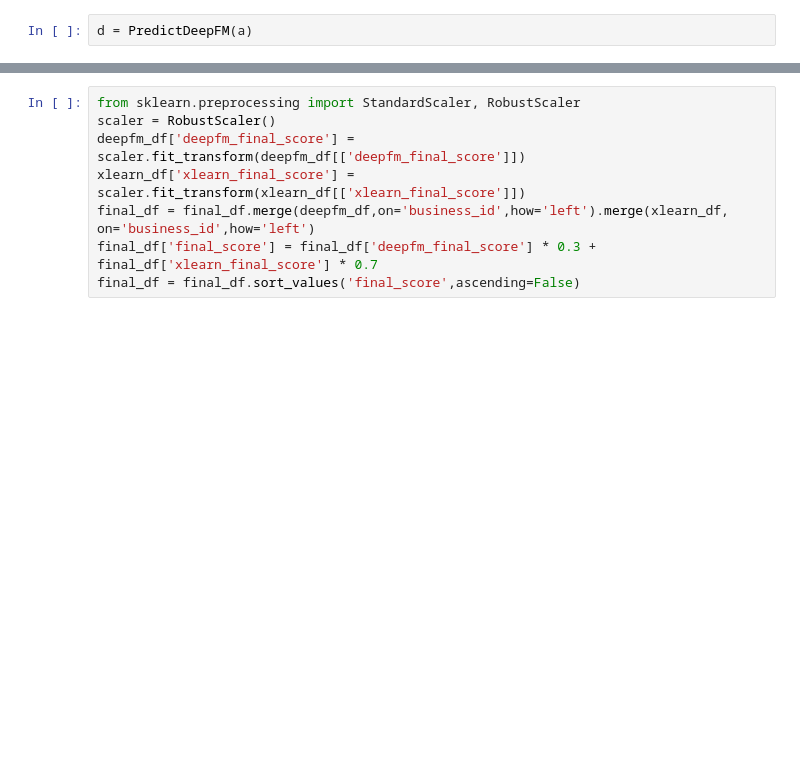
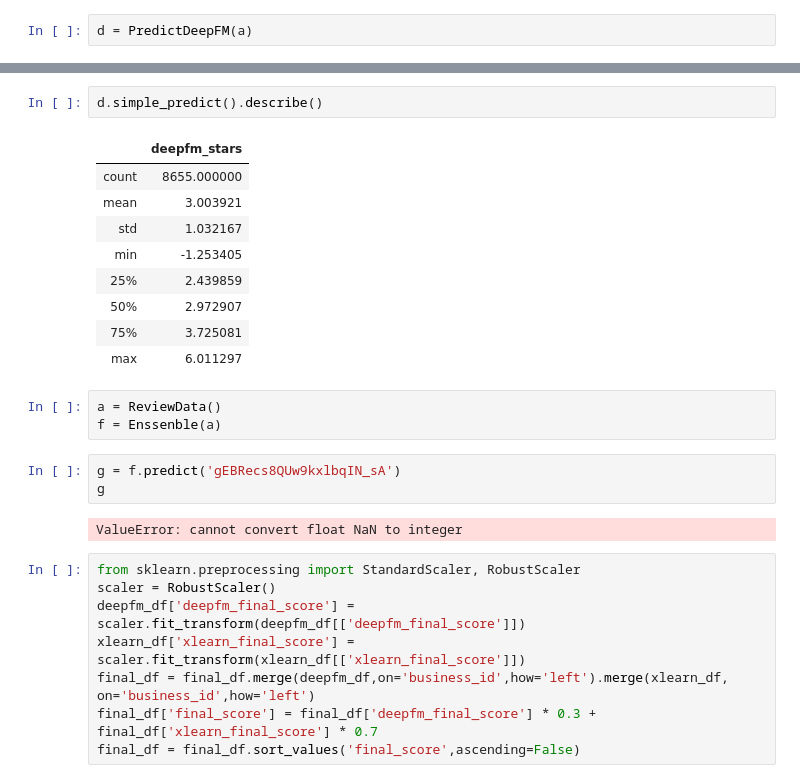
Before and after one commit to wonchankim97/Yelp-Recommender, a Jupyter notebook: modules.ipynb, the cells around one changed output, grey strips where cells are left out. Cells and saved outputs as stored; diff of their text form; blank space fills up the shorter version.

```diff
--- a/modules.ipynb
+++ b/modules.ipynb
@@ -173,3 +232,23 @@ ValueError: zero-dimensional arrays cannot be concatenated
+# %%
+d.simple_predict().describe()
+# %% [output]
+|  | deepfm_stars |
+| count | 8655.000000 |
+| mean | 3.003921 |
+| std | 1.032167 |
+| min | -1.253405 |
+| 25% | 2.439859 |
+| 50% | 2.972907 |
+| 75% | 3.725081 |
+| max | 6.011297 |
+# %%
+a = ReviewData()
+f = Enssenble(a)
+# %%
+g = f.predict('gEBRecs8QUw9kxlbqIN_sA')
+g
+# %% [output]
+ValueError: cannot convert float NaN to integer
 # %%
 from sklearn.preprocessing import StandardScaler, RobustScaler
 scaler = RobustScaler()
```
Also changed, not shown: parts of 8 cells of this notebook, 1 other file.
